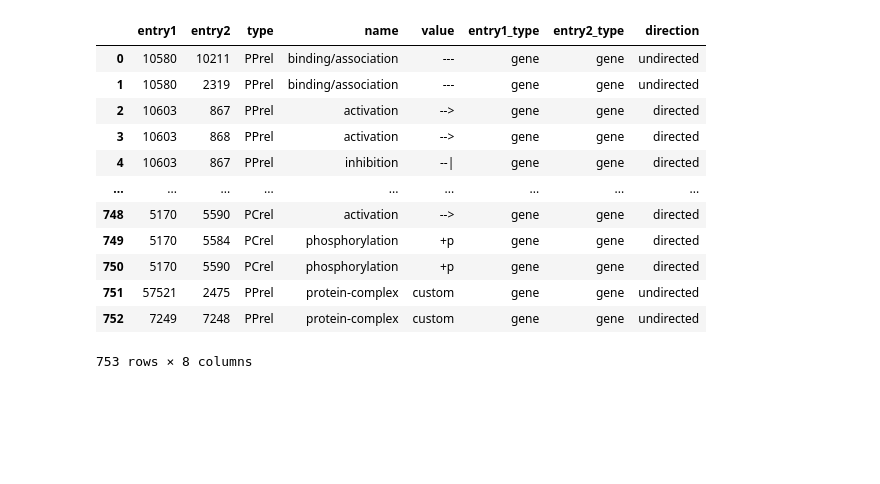
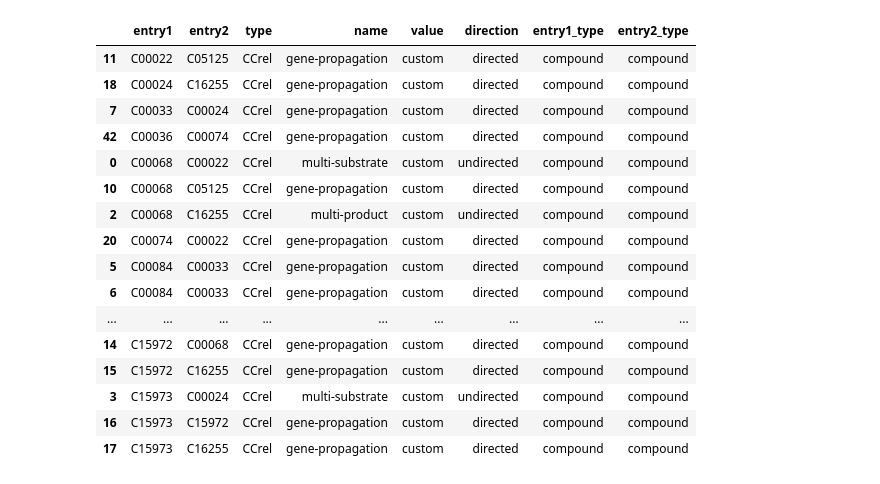
Before and after one commit to FDUguchunhui/KAMPING, a Jupyter notebook: notebooks/visualization2.ipynb, the cells around one changed output. Cells and saved outputs as stored; diff of their text form; code cells hidden in the pictures; blank space fills up the shorter version.

```diff
--- a/notebooks/visualization2.ipynb
+++ b/notebooks/visualization2.ipynb
@@ -2,22 +2,28 @@
 import kamping.parser.network as network
 import networkx as nx
 # %%
-graph  = network.KeggGraph('../data/kgml_hsa/hsa04910.xml', type='mpi')
-graph.interaction
+# graph  = network.KeggGraph('../data/kgml_hsa/hsa04910.xml', type='metabolite', protein_group_as_interaction=False)
+graph  = network.KeggGraph('../data/kgml_hsa/hsa00010.xml', type='metabolite', protein_group_as_interaction=True, multi_substrate_as_interaction=True)
+# sort by entry1 and entry2
+graph.interaction.sort_values(by=['entry1', 'entry2'])
 # %% [output]
-|  | entry1 | entry2 | type | name | value | entry1_type | entry2_type | direction |
-| 0 | 10580 | 10211 | PPrel | binding/association | --- | gene | gene | undirected |
-| 1 | 10580 | 2319 | PPrel | binding/association | --- | gene | gene | undirected |
-| 2 | 10603 | 867 | PPrel | activation | --> | gene | gene | directed |
-| 3 | 10603 | 868 | PPrel | activation | --> | gene | gene | directed |
-| 4 | 10603 | 867 | PPrel | inhibition | --| | gene | gene | directed |
+|  | entry1 | entry2 | type | name | value | direction | entry1_type | entry2_type |
+| 11 | C00022 | C05125 | CCrel | gene-propagation | custom | directed | compound | compound |
+| 18 | C00024 | C16255 | CCrel | gene-propagation | custom | directed | compound | compound |
+| 7 | C00033 | C00024 | CCrel | gene-propagation | custom | directed | compound | compound |
+| 42 | C00036 | C00074 | CCrel | gene-propagation | custom | directed | compound | compound |
+| 0 | C00068 | C00022 | CCrel | multi-substrate | custom | undirected | compound | compound |
+| 10 | C00068 | C05125 | CCrel | gene-propagation | custom | directed | compound | compound |
+| 2 | C00068 | C16255 | CCrel | multi-product | custom | undirected | compound | compound |
+| 20 | C00074 | C00022 | CCrel | gene-propagation | custom | directed | compound | compound |
+| 5 | C00084 | C00033 | CCrel | gene-propagation | custom | directed | compound | compound |
+| 6 | C00084 | C00033 | CCrel | gene-propagation | custom | directed | compound | compound |
 | ... | ... | ... | ... | ... | ... | ... | ... | ... |
-| 748 | 5170 | 5590 | PCrel | activation | --> | gene | gene | directed |
-| 749 | 5170 | 5584 | PCrel | phosphorylation | +p | gene | gene | directed |
-| 750 | 5170 | 5590 | PCrel | phosphorylation | +p | gene | gene | directed |
-| 751 | 57521 | 2475 | PPrel | protein-complex | custom | gene | gene | undirected |
-| 752 | 7249 | 7248 | PPrel | protein-complex | custom | gene | gene | undirected |
+| 14 | C15972 | C00068 | CCrel | gene-propagation | custom | directed | compound | compound |
+| 15 | C15972 | C16255 | CCrel | gene-propagation | custom | directed | compound | compound |
+| 3 | C15973 | C00024 | CCrel | multi-substrate | custom | undirected | compound | compound |
+| 16 | C15973 | C15972 | CCrel | gene-propagation | custom | directed | compound | compound |
+| 17 | C15973 | C16255 | CCrel | gene-propagation | custom | directed | compound | compound |
-753 rows × 8 columns
 # %%
 from matplotlib import pyplot as plt
 graph_nx = graph.to_networkx()
```
Also changed, not shown: parts of 1 cell of this notebook, 6 other files.
